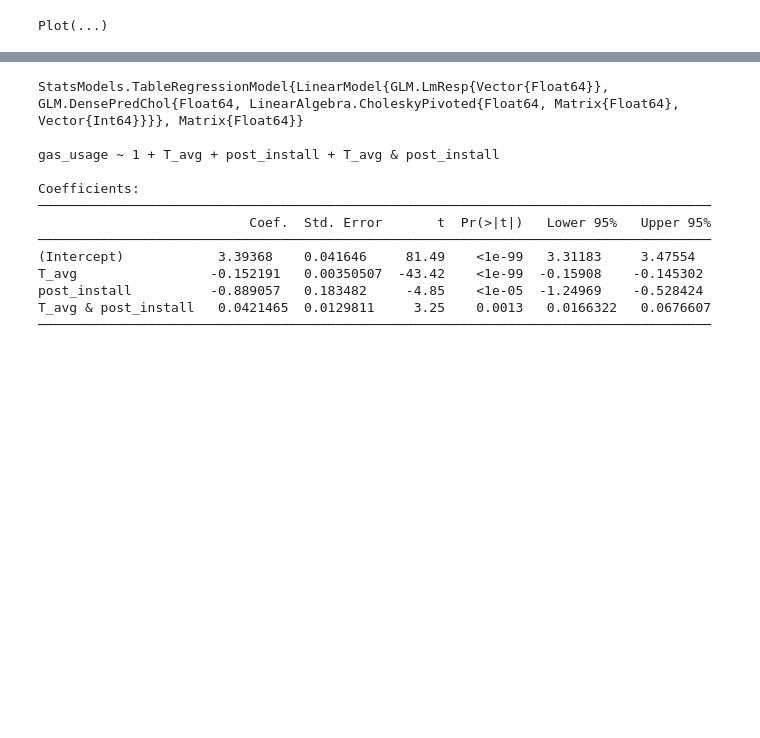
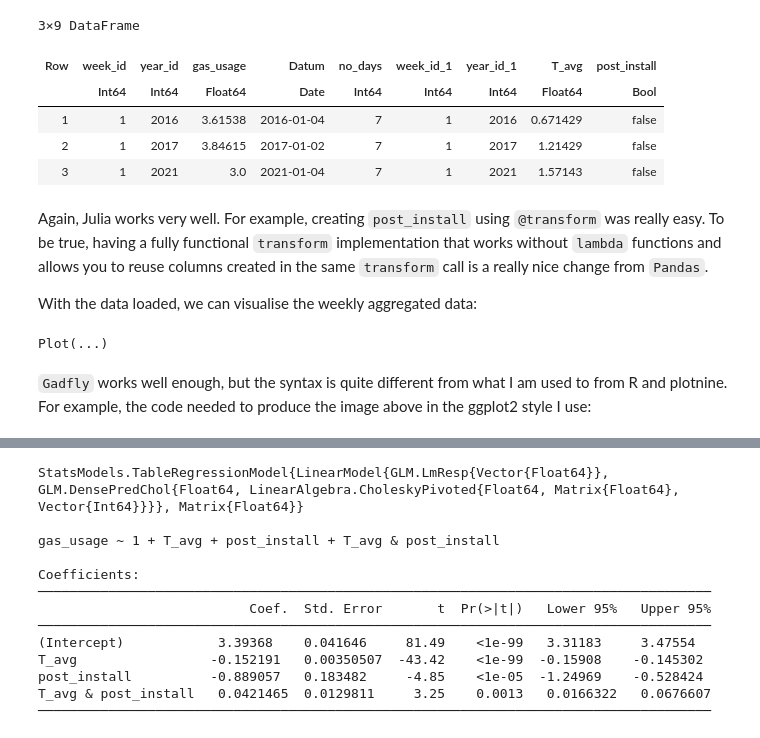
Before and after one commit to PaulHiemstra/eval_julia, a Jupyter notebook: eval_julia_article.ipynb, the cells around one changed output, grey strips where cells are left out. Saved outputs shown, nothing was run; the diff lists cells and outputs as text; code cells hidden in the pictures; blank space fills up the shorter version.

```diff
--- a/eval_julia_article.ipynb
+++ b/eval_julia_article.ipynb
@@ -24,33 +62,35 @@ The following Julia code reproduces the analyse of my [gas usage article](https:
 # %%
-using StatsKit, DataFramesMeta, Dates, Gadfly, XLSX, GLM
-
-knmi_data = @chain "knmi_weather.txt" begin
-    CSV.File(comment="#", header=["station", "Datum", "T_avg", "T_min", "T_max"],
-             dateformat="yyyymmdd", types=Dict(:Datum => Date))
-    DataFrame()
-    @transform(:T_avg = :T_avg / 10, :T_min = :T_min / 10, :T_max = :T_max / 10,
-               :week_id = Dates.week.(:Datum),
-               :year_id = Dates.year.(:Datum))
-    @by([:week_id, :year_id], :T_avg=mean(:T_avg),          # Aggregate to week
-                              :Datum=:Datum[1])             # Append the first date of the week
-end
-
 joined_weekly_mean = @chain "usage_anonymized.xlsx" begin
     XLSX.readtable("Sheet1", infer_eltypes = true)
     DataFrame()
     @transform(:week_id = Dates.week.(:Datum),
                :year_id = Dates.year.(:Datum))
     @by([:week_id, :year_id], :gas_usage=sum(:gas_usage),   # Aggregate to week
                               :Datum=:Datum[1],             # Append the first date of the week
-                              :no_days=size(:Datum)[1])     # Append no days present in this week
+                              :no_days=size(:Datum)[1])     # Append number of days present in this week
     innerjoin(knmi_data, on=:Datum, makeunique=true)
     @subset(:gas_usage .>= 0.55, :no_days .== 7)            # Eliminate some obvious faulty values and weeks that do not have the full 7 days
     @transform(:post_install = :Datum .> Date("2022-05"))
 end
 
-set_default_plot_size(15cm, 12cm)
-@chain joined_weekly_mean begin
-    Gadfly.plot(x=:T_avg, y=:gas_usage, color=:post_install, Geom.point, Geom.smooth(method=:lm))
-end
+first(joined_weekly_mean, 3)
 # %% [output]
-Plot(...)
+3×9 DataFrame
+| Row | week_id | year_id | gas_usage | Datum | no_days | week_id_1 | year_id_1 | T_avg | post_install |
+|  | Int64 | Int64 | Float64 | Date | Int64 | Int64 | Int64 | Float64 | Bool |
+| 1 | 1 | 2016 | 3.61538 | 2016-01-04 | 7 | 1 | 2016 | 0.671429 | false |
+| 2 | 1 | 2017 | 3.84615 | 2017-01-02 | 7 | 1 | 2017 | 1.21429 | false |
+| 3 | 1 | 2021 | 3.0 | 2021-01-04 | 7 | 1 | 2021 | 1.57143 | false |
+# %% [markdown]
+Again, Julia works very well. For example, creating `post_install` using `@transform` was really easy. To be true, having a fully functional `transform` implementation that works without `lambda` functions and allows you to reuse columns created in the same `transform` call is a really nice change from `Pandas`.
+
+With the data loaded, we can visualise the weekly aggregated data:
+# %%
+set_default_plot_size(20cm, 16cm)
+@chain joined_weekly_mean begin
+    Gadfly.plot(x=:T_avg, y=:gas_usage, color=:post_install, Geom.point, Geom.smooth(method=:lm))
+end
+# %% [output]
+Plot(...)
+# %% [markdown]
+`Gadfly` works well enough, but the syntax is quite different from what I am used to from R and plotnine. For example, the code needed to produce the image above in the ggplot2 style I use:
```
Also changed, not shown: parts of 7 cells of this notebook, 4 other files.
